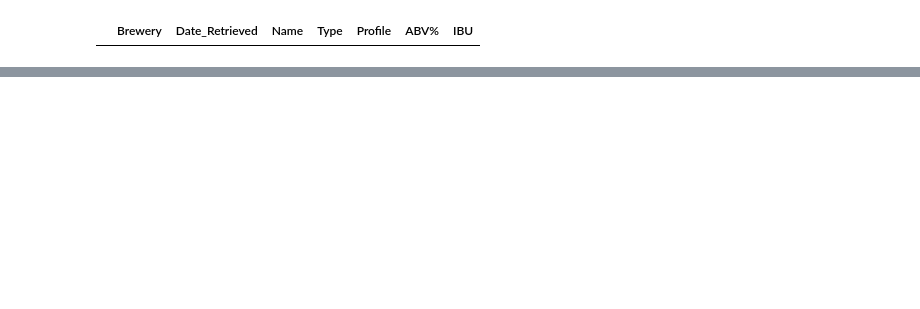
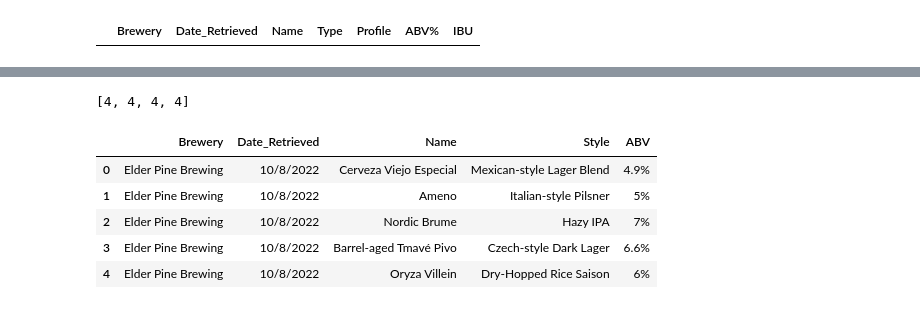
Before and after one commit to pizacd/MD_brewery_scraper, a Jupyter notebook: Brewery_scraper.ipynb, the cells around one changed output, grey strips where cells are left out. Cells and saved outputs as stored; diff of their text form; code cells hidden in the pictures; blank space fills up the shorter version.

```diff
--- a/Brewery_scraper.ipynb
+++ b/Brewery_scraper.ipynb
@@ -106,0 +124,16 @@ driver.quit()
+# %%
+ep_list = [x for x in ep_list if x != 'Inside Bar Only']
+name = ep_list[1::4]
+style = ep_list[2::4]
+abv = ep_list[3::4]
+# %%
+[4]*4
+# %% [output]
+[4, 4, 4, 4]
+# %%
+elderpine = pd.DataFrame({'Brewery':['Elder Pine Brewing']*len(style),
+                          'Date_Retrieved':[f"{date.today().month}/"+
+                                            f"{date.today().day}/{date.today().year}"]*len(style),
+                          'Name':name,
+                          'Style':style,
+                          'ABV': abv})
@@ -106,0 +144,9 @@ driver.quit()
+# %%
+elderpine.head()
+# %% [output]
+|  | Brewery | Date_Retrieved | Name | Style | ABV |
+| 0 | Elder Pine Brewing | 10/8/2022 | Cerveza Viejo Especial | Mexican-style Lager Blend | 4.9% |
+| 1 | Elder Pine Brewing | 10/8/2022 | Ameno | Italian-style Pilsner | 5% |
+| 2 | Elder Pine Brewing | 10/8/2022 | Nordic Brume | Hazy IPA | 7% |
+| 3 | Elder Pine Brewing | 10/8/2022 | Barrel-aged Tmavé Pivo | Czech-style Dark Lager | 6.6% |
+| 4 | Elder Pine Brewing | 10/8/2022 | Oryza Villein | Dry-Hopped Rice Saison | 6% |
```
Also changed, not shown: parts of 24 cells of this notebook.
